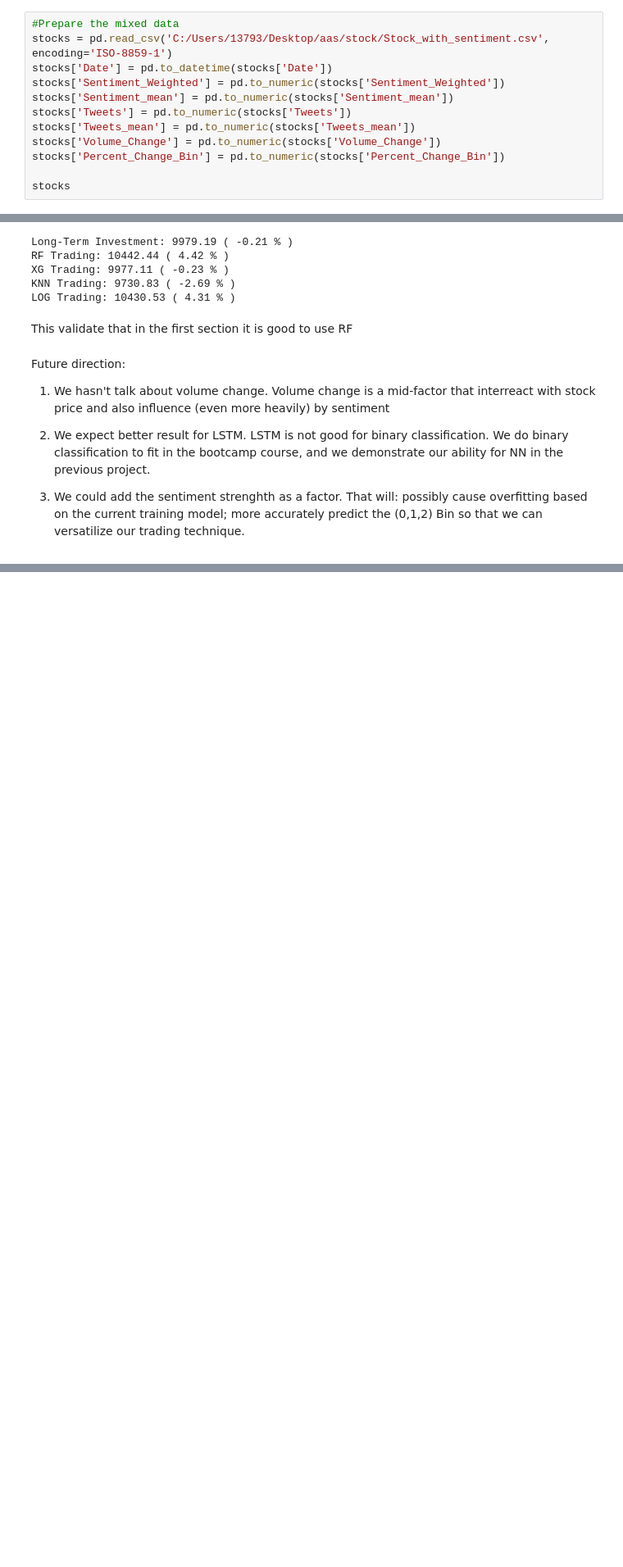
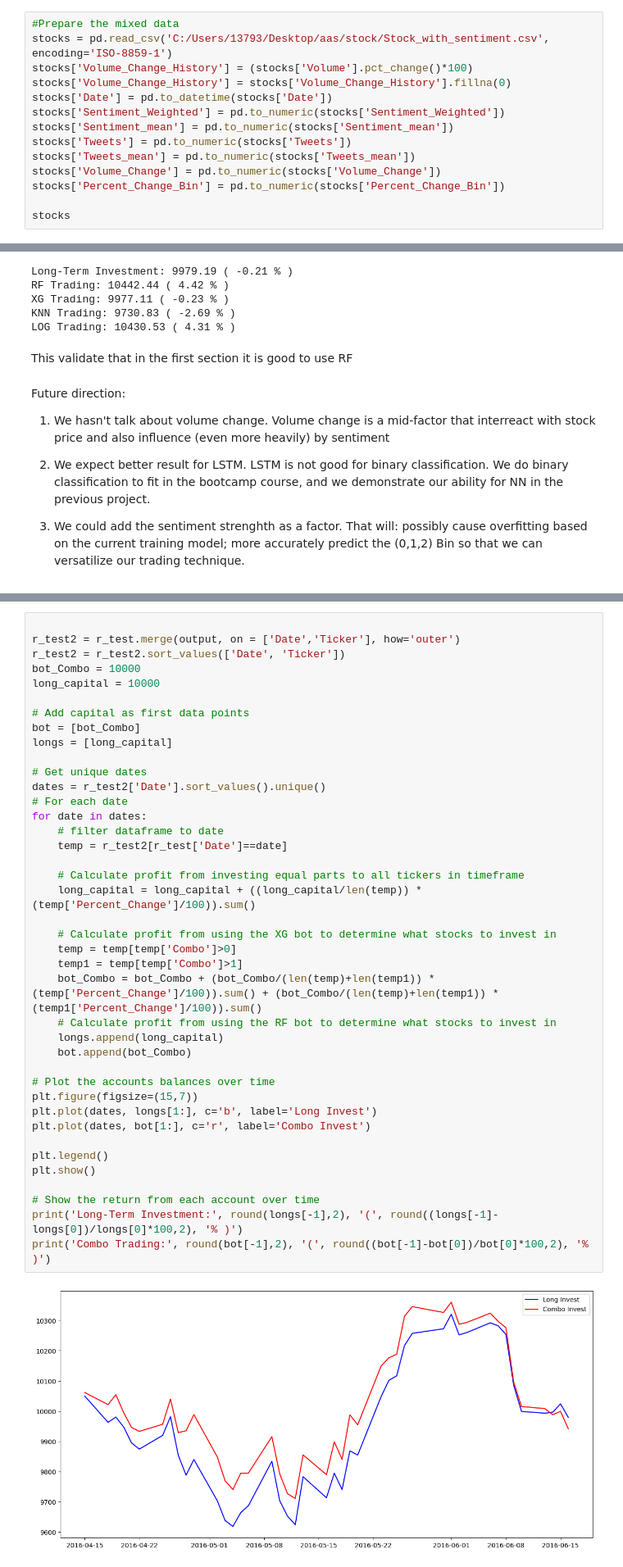
Before and after one commit to HiggsP10/Stock_pred, a Jupyter notebook: models.ipynb, the cells around one changed output, grey strips where cells are left out. Shown at 82% size. Saved outputs shown, nothing was run; the diff lists cells and outputs as text; blank space fills up the shorter version.

```diff
--- a/models.ipynb
+++ b/models.ipynb
@@ -30,6 +30,8 @@ from sklearn.linear_model import LogisticRegression
 # %%
 #Prepare the mixed data
 stocks = pd.read_csv('C:/Users/13793/Desktop/aas/stock/Stock_with_sentiment.csv', encoding='ISO-8859-1')
+stocks['Volume_Change_History'] = (stocks['Volume'].pct_change()*100)
+stocks['Volume_Change_History'] = stocks['Volume_Change_History'].fillna(0)
 stocks['Date'] = pd.to_datetime(stocks['Date'])
 stocks['Sentiment_Weighted'] = pd.to_numeric(stocks['Sentiment_Weighted'])
 stocks['Sentiment_mean'] = pd.to_numeric(stocks['Sentiment_mean'])
@@ -614,0 +707,42 @@ Future direction:
+# %%
+
+r_test2 = r_test.merge(output, on = ['Date','Ticker'], how='outer')
+r_test2 = r_test2.sort_values(['Date', 'Ticker'])
+bot_Combo = 10000
+long_capital = 10000
+
+# Add capital as first data points
+bot = [bot_Combo]
+longs = [long_capital]
+
+# Get unique dates
+dates = r_test2['Date'].sort_values().unique()
+# For each date
+for date in dates:
+    # filter dataframe to date
+    temp = r_test2[r_test['Date']==date]
+
+    # Calculate profit from investing equal parts to all tickers in timeframe
+    long_capital = long_capital + ((long_capital/len(temp)) * (temp['Percent_Change']/100)).sum()
+
+    # Calculate profit from using the XG bot to determine what stocks to invest in
+    temp = temp[temp['Combo']>0]
+    temp1 = temp[temp['Combo']>1]
+    bot_Combo = bot_Combo + (bot_Combo/(len(temp)+len(temp1)) * (temp['Percent_Change']/100)).sum() + (bot_Combo/(len(temp)+len(temp1)) * (temp1['Percent_Change']/100)).sum()
+    # Calculate profit from using the RF bot to determine what stocks to invest in
+    longs.append(long_capital)
+    bot.append(bot_Combo)
+
+# Plot the accounts balances over time
+plt.figure(figsize=(15,7))
+plt.plot(dates, longs[1:], c='b', label='Long Invest')
+plt.plot(dates, bot[1:], c='r', label='Combo Invest')
+
+plt.legend()
+plt.show()
+
+# Show the return from each account over time
+print('Long-Term Investment:', round(longs[-1],2), '(', round((longs[-1]-longs[0])/longs[0]*100,2), '% )')
+print('Combo Trading:', round(bot[-1],2), '(', round((bot[-1]-bot[0])/bot[0]*100,2), '% )')
+# %% [output]
+[figure, added]
```
Also changed, not shown: parts of 8 cells of this notebook.
